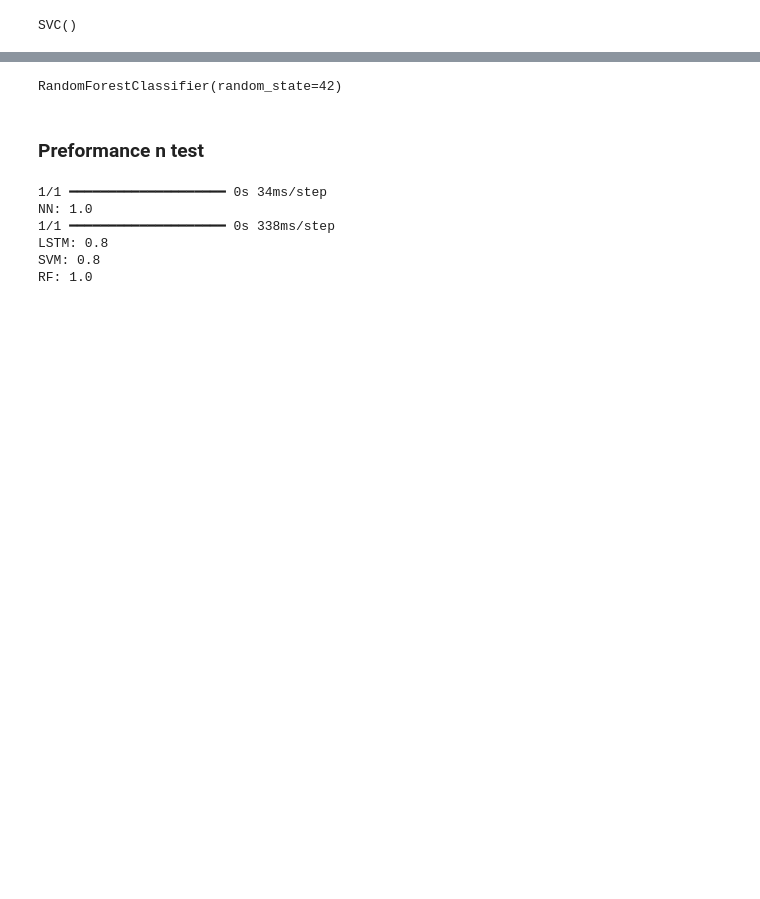
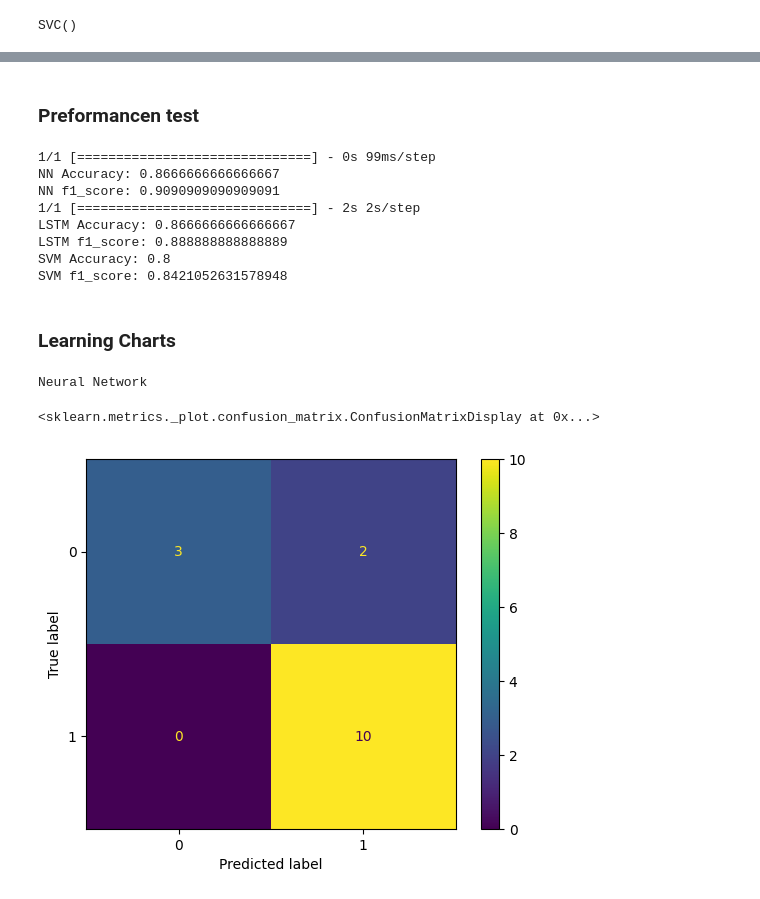
Before and after one commit to jonathanfong098/csci184_project, a Jupyter notebook: SquatModels.ipynb, the cells around one changed output, grey strips where cells are left out. Drawn from its saved outputs; the diff is of its cells as text; code cells hidden in the pictures; blank space fills up the shorter version.

Commit message:
Added Confusion Matrix

```diff
--- a/SquatModels.ipynb
+++ b/SquatModels.ipynb
@@ -16,6 +17,6 @@ from keras.layers import Reshape
 # %%
 from re import X
-data = pd.read_csv('data/Squat/SquatData.csv')
+data = pd.read_csv('SquatData.csv')
 X = data[data.columns[1:]]
 Y = data[data.columns[0]].apply(lambda x: 1 if x == 'c' else 0)
 X_train, X_test, Y_train, Y_test = train_test_split(X, Y, test_size=0.15, random_state=42)
@@ -29,6 +30,6 @@ model.add(Dense(256, activation='relu'))
 
 model.add(Dense(1, activation='sigmoid'))
 model.compile(loss='binary_crossentropy', optimizer='adam',metrics = ['accuracy'])
-model.fit(X_train, Y_train, epochs =25,validation_split = .15, callbacks=[callback])
+history=model.fit(X_train, Y_train, epochs =25,validation_split = .15, callbacks=[callback])
 # %% [output]
 Epoch 1/25
@@ -99,27 +90,35 @@ from sklearn.ensemble import RandomForestClassifier
-# %%
-# Train the random forest classifier
-rf_clf = RandomForestClassifier(n_estimators=100, random_state=42)
-rf_clf.fit(X_train, Y_train)
-# %% [output]
-RandomForestClassifier(random_state=42)
 # %% [markdown]
-### **Preformance n test**
+### **Preformancen test**
 # %%
 Y_pred_NN = [1 if a > 0.5 else 0 for a in model.predict(X_test)]
-print("NN:",accuracy_score(Y_test,Y_pred_NN))
+print("NN Accuracy:",accuracy_score(Y_test,Y_pred_NN))
+print("NN f1_score:",f1_score(Y_test,Y_pred_NN))
 
 Y_pred_LSTM = [1 if a > 0.5 else 0 for a in modelR.predict(X_test)]
-print("LSTM:",accuracy_score(Y_test,Y_pred_LSTM))
+print("LSTM Accuracy:",accuracy_score(Y_test,Y_pred_LSTM))
+print("LSTM f1_score:",f1_score(Y_test,Y_pred_LSTM))
 
 Y_pred_svm = clf.predict(X_test)
-print("SVM:",accuracy_score(Y_test,Y_pred_svm))
-
-Y_pred_rf = rf_clf.predict(X_test)
-print("RF:",accuracy_score(Y_test,Y_pred_rf))
+print("SVM Accuracy:",accuracy_score(Y_test,Y_pred_svm))
+print("SVM f1_score:",f1_score(Y_test,Y_pred_svm))
 # %% [output]
-1/1 ━━━━━━━━━━━━━━━━━━━━ 0s 34ms/step
-NN: 1.0
-1/1 ━━━━━━━━━━━━━━━━━━━━ 0s 338ms/step
-LSTM: 0.8
-SVM: 0.8
-RF: 1.0
+1/1 [==============================] - 0s 99ms/step
+NN Accuracy: 0.8666666666666667
+NN f1_score: 0.9090909090909091
+1/1 [==============================] - 2s 2s/step
+LSTM Accuracy: 0.8666666666666667
+LSTM f1_score: 0.888888888888889
+SVM Accuracy: 0.8
+SVM f1_score: 0.8421052631578948
+# %% [markdown]
+### **Learning** **Charts**
+# %%
+from sklearn.metrics import confusion_matrix, ConfusionMatrixDisplay
+
+print("Neural Network")
+cm = ConfusionMatrixDisplay(confusion_matrix=confusion_matrix(Y_test,Y_pred_NN))
+cm.plot()
+# %% [output]
+Neural Network
+<sklearn.metrics._plot.confusion_matrix.ConfusionMatrixDisplay at 0x...>
+[figure, added]
```
Also changed, not shown: parts of 10 cells of this notebook.
